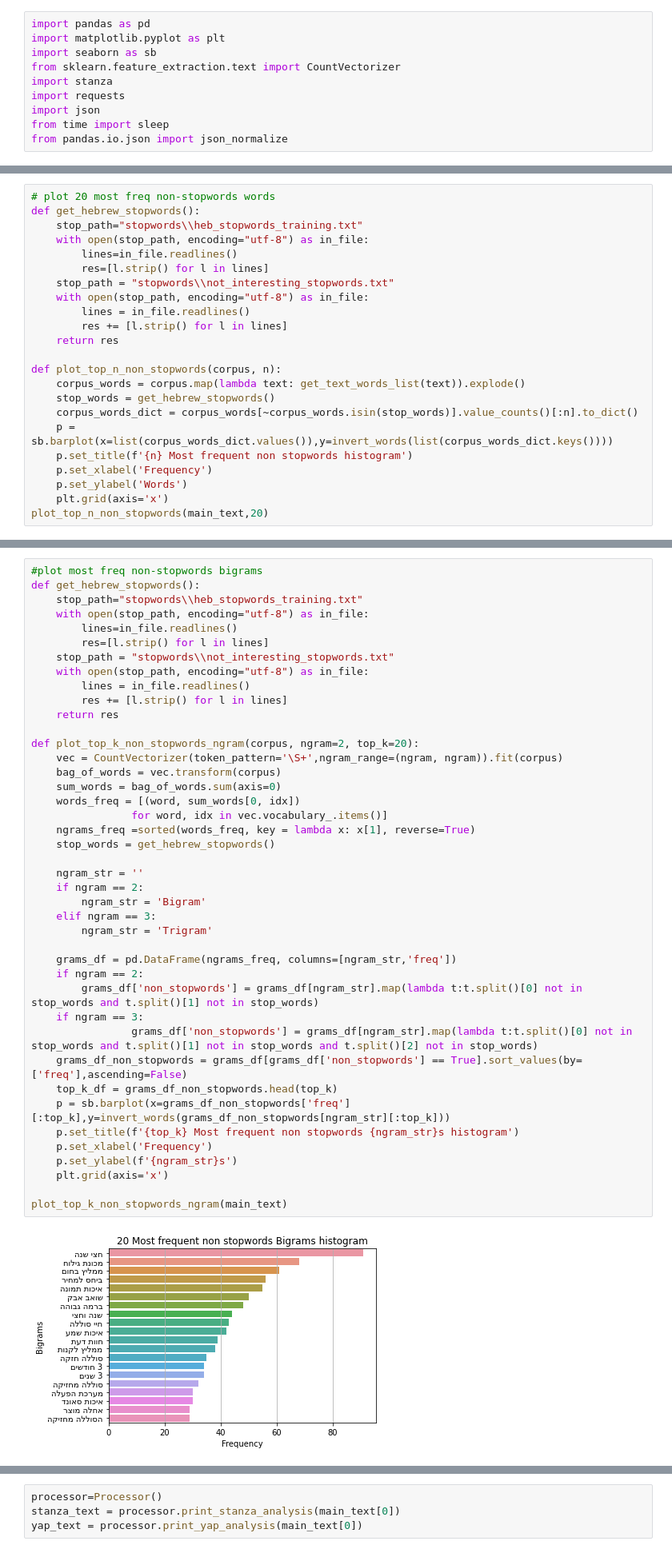
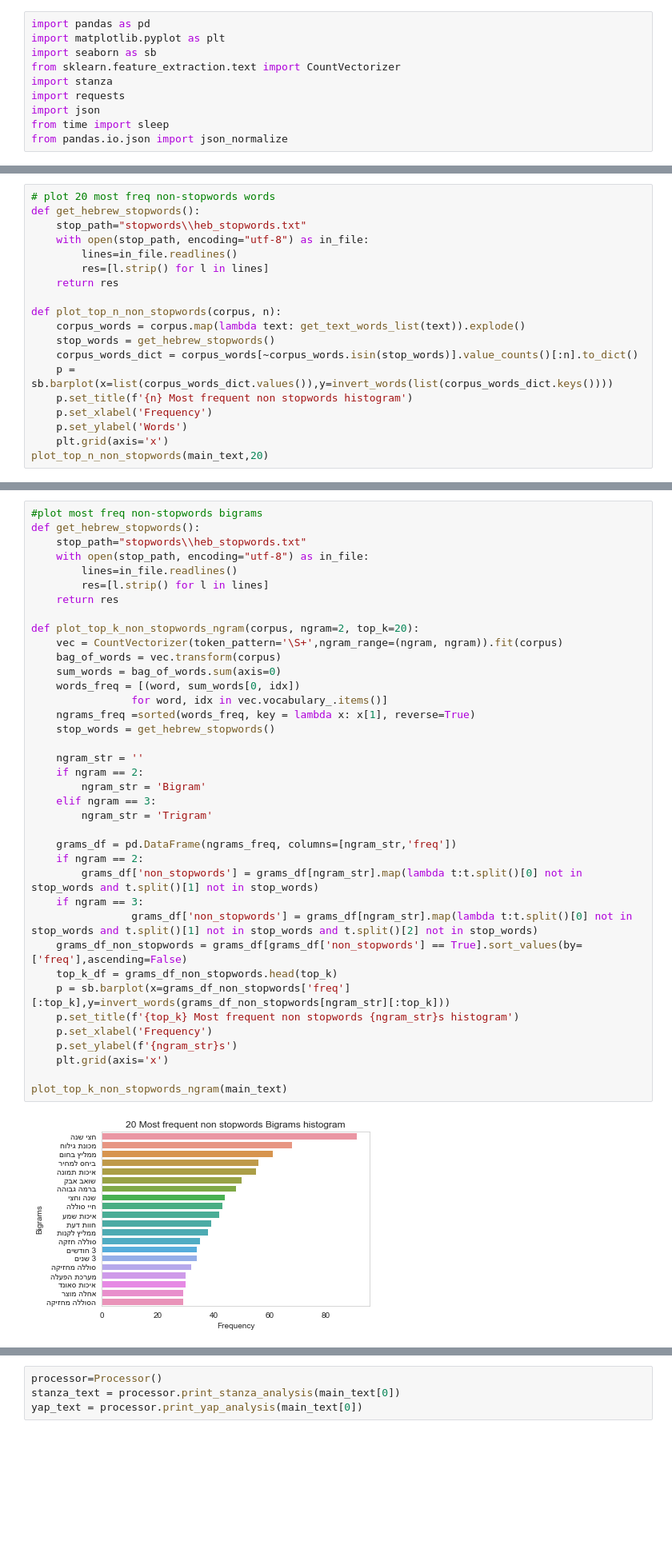
Before and after one commit to orig333/HebrewProductRank, a Jupyter notebook: explore_data.ipynb, the cells around one changed output, grey strips where cells are left out. Shown at 80% size. Cells and saved outputs as stored; diff of their text form; blank space fills up the shorter version.

```diff
--- a/explore_data.ipynb
+++ b/explore_data.ipynb
@@ -75,14 +75,10 @@ plot_top_n_words(main_text,20)
 # %%
 # plot 20 most freq non-stopwords words
 def get_hebrew_stopwords():
-    stop_path="stopwords\\heb_stopwords_training.txt"
+    stop_path="stopwords\\heb_stopwords.txt"
     with open(stop_path, encoding="utf-8") as in_file:
         lines=in_file.readlines()
         res=[l.strip() for l in lines]
-    stop_path = "stopwords\\not_interesting_stopwords.txt"
-    with open(stop_path, encoding="utf-8") as in_file:
-        lines = in_file.readlines()
-        res += [l.strip() for l in lines]
     return res
 
 def plot_top_n_non_stopwords(corpus, n):
@@ -128,47 +124,43 @@ plot_top_k_ngram(main_text)
 # %%
 #plot most freq non-stopwords bigrams
 def get_hebrew_stopwords():
-    stop_path="stopwords\\heb_stopwords_training.txt"
+    stop_path="stopwords\\heb_stopwords.txt"
     with open(stop_path, encoding="utf-8") as in_file:
         lines=in_file.readlines()
         res=[l.strip() for l in lines]
-    stop_path = "stopwords\\not_interesting_stopwords.txt"
-    with open(stop_path, encoding="utf-8") as in_file:
-        lines = in_file.readlines()
-        res += [l.strip() for l in lines]
     return res
 
 def plot_top_k_non_stopwords_ngram(corpus, ngram=2, top_k=20):
     vec = CountVectorizer(token_pattern='\S+',ngram_range=(ngram, ngram)).fit(corpus)
     bag_of_words = vec.transform(corpus)
     sum_words = bag_of_words.sum(axis=0)
     words_freq = [(word, sum_words[0, idx])
                 for word, idx in vec.vocabulary_.items()]
     ngrams_freq =sorted(words_freq, key = lambda x: x[1], reverse=True)
     stop_words = get_hebrew_stopwords()
 
     ngram_str = ''
     if ngram == 2:
         ngram_str = 'Bigram'
     elif ngram == 3:
         ngram_str = 'Trigram'
 
     grams_df = pd.DataFrame(ngrams_freq, columns=[ngram_str,'freq'])
     if ngram == 2:
         grams_df['non_stopwords'] = grams_df[ngram_str].map(lambda t:t.split()[0] not in stop_words and t.split()[1] not in stop_words)
     if ngram == 3:
                 grams_df['non_stopwords'] = grams_df[ngram_str].map(lambda t:t.split()[0] not in stop_words and t.split()[1] not in stop_words and t.split()[2] not in stop_words)
     grams_df_non_stopwords = grams_df[grams_df['non_stopwords'] == True].sort_values(by=['freq'],ascending=False)
     top_k_df = grams_df_non_stopwords.head(top_k)
     p = sb.barplot(x=grams_df_non_stopwords['freq'][:top_k],y=invert_words(grams_df_non_stopwords[ngram_str][:top_k]))
     p.set_title(f'{top_k} Most frequent non stopwords {ngram_str}s histogram')
     p.set_xlabel('Frequency')
     p.set_ylabel(f'{ngram_str}s')
     plt.grid(axis='x')
 
 plot_top_k_non_stopwords_ngram(main_text)
 # %% [output]
-[figure, old version]
+[figure, new version]
 # %%
 #plot most freq trigrams
 plot_top_k_ngram(main_text,ngram=3)
```
Also changed, not shown: parts of 7 cells of this notebook, 2 other files.
